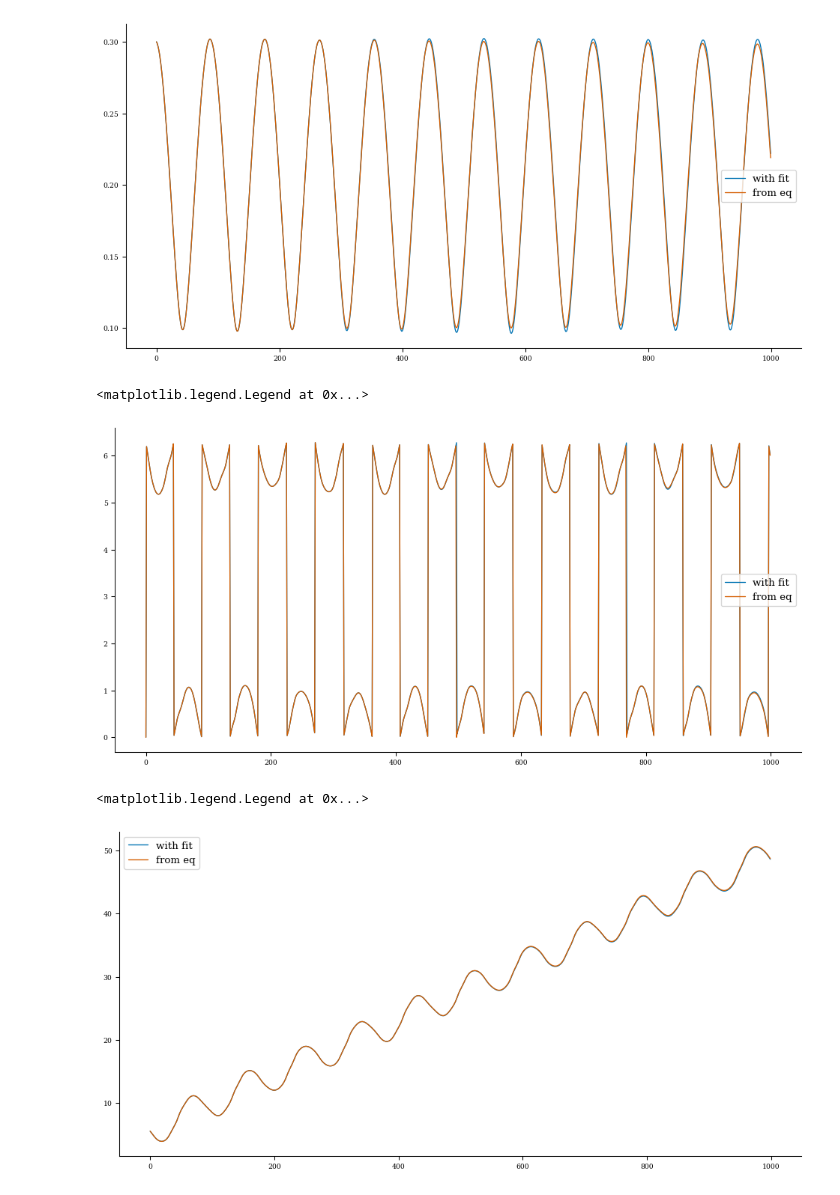
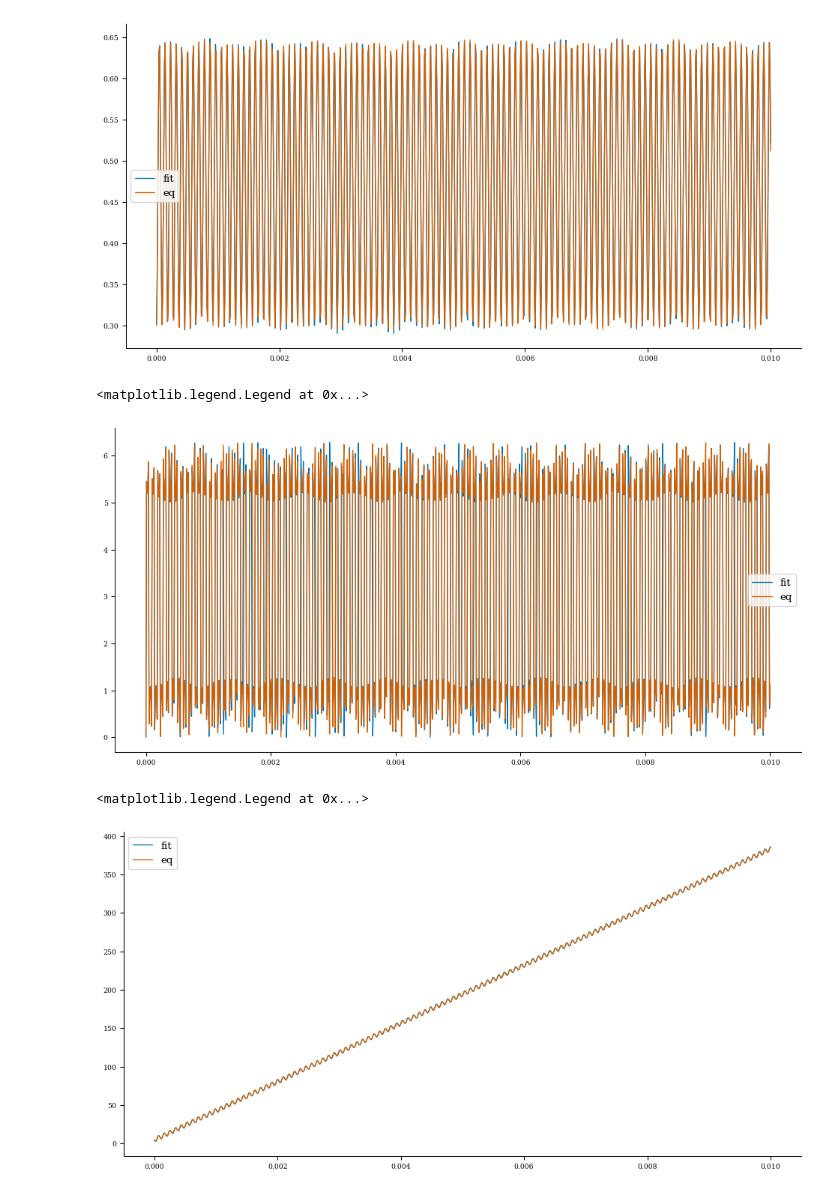
Before and after one commit to YigitElma/DEBUG-DESC, a Jupyter notebook: test-notebook.ipynb, the cells around one changed output. Cells and saved outputs as stored; diff of their text form; code cells hidden in the pictures.

```diff
--- a/test-notebook.ipynb
+++ b/test-notebook.ipynb
@@ -125,13 +125,13 @@ initializer = ManualParticleInitializerFlux(
 )
 x0, args = initializer.init_particles(model=model, field=eq)
 # %%
-res = 1
-interpolater = FourierChebyshevField(L=eq.L_grid*res, M=eq.M_grid*res, N=eq.N_grid*res)
+res = 0.5
+interpolater = FourierChebyshevField(L=int(eq.L_grid*res), M=int(eq.M_grid*res), N=int(eq.N_grid*res))
 interpolater.build(eq)
-data_fit = interpolater.fit(eq.params_dict, {"iota": eq.iota})
+interpolater.fit(eq.params_dict, {"iota": eq.iota})
 # %%
-rtz_1, _, aux_1 = _trace_particles(
-    field=data_fit,
+rtz0, v0, aux0 = _trace_particles(
+    field=interpolater,
     y0=x0,
     model=model,
     model_args=args,
@@ -139,7 +139,9 @@ rtz_1, _, aux_1 = _trace_particles(
     params=None,
     max_steps=int((ts[-1] - ts[0]) / 1e-8),
     min_step_size=1e-8,
-    stepsize_controller=PIDController(rtol=1e-4, atol=1e-4, dtmin=1e-8),
+    stepsize_controller=PIDController(
+        rtol=1e-5, atol=1e-6, dtmin=1e-8, pcoeff=0.3, icoeff=0.3, dcoeff=0
+    ),
     saveat=SaveAt(ts=ts),
     solver=Tsit5(),
     adjoint=RecursiveCheckpointAdjoint(),
@@ -159,5 +154,5 @@ aux_1[0]
 # %%
-rtz_2, _, aux_2 = _trace_particles(
+rtz, v, aux = _trace_particles(
     field=eq,
     y0=x0,
     model=model,
@@ -166,7 +161,9 @@ rtz_2, _, aux_2 = _trace_particles(
     params=eq.params_dict,
     max_steps=int((ts[-1] - ts[0]) / 1e-8),
     min_step_size=1e-8,
-    stepsize_controller=PIDController(rtol=1e-4, atol=1e-4, dtmin=1e-8),
+    stepsize_controller=PIDController(
+        rtol=1e-5, atol=1e-6, dtmin=1e-8, pcoeff=0.3, icoeff=0.3, dcoeff=0
+    ),
     saveat=SaveAt(ts=ts),
     solver=Tsit5(),
     adjoint=RecursiveCheckpointAdjoint(),
@@ -186,26 +205,24 @@ aux_2[0]
 # %%
-particle_id = 0
+particle_id = 2
 plt.figure(figsize=(10, 5))
-plt.plot(rtz_1[particle_id, :, 0], label="with fit")
-plt.plot(rtz_2[particle_id, :, 0], label="from eq")
+plt.plot(aux0[0][0, :], rtz0[particle_id, :, 0], label="fit")
+plt.plot(aux[0][0, :], rtz[particle_id, :, 0], label="eq")
 plt.legend();
 # %% [output]
-[figure, old version]
+[figure, new version]
 # %%
-particle_id = 1
 plt.figure(figsize=(10, 5))
-plt.plot(rtz_1[particle_id, :, 1], label="with fit")
-plt.plot(rtz_2[particle_id, :, 1], label="from eq")
+plt.plot(aux0[0][0, :], rtz0[particle_id, :, 1], label="fit")
+plt.plot(aux[0][0, :], rtz[particle_id, :, 1], label="eq")
 plt.legend()
 # %% [output]
 <matplotlib.legend.Legend at 0x...>
-[figure, old version]
+[figure, new version]
 # %%
-particle_id = 1
 plt.figure(figsize=(10, 5))
-plt.plot(rtz_1[particle_id, :, 2], label="with fit")
-plt.plot(rtz_2[particle_id, :, 2], label="from eq")
+plt.plot(aux0[0][0, :], rtz0[particle_id, :, 2], label="fit")
+plt.plot(aux[0][0, :], rtz[particle_id, :, 2], label="eq")
 plt.legend()
 # %% [output]
 <matplotlib.legend.Legend at 0x...>
-[figure, old version]
+[figure, new version]
```
Also changed, not shown: parts of 11 cells of this notebook, 4 other files.
